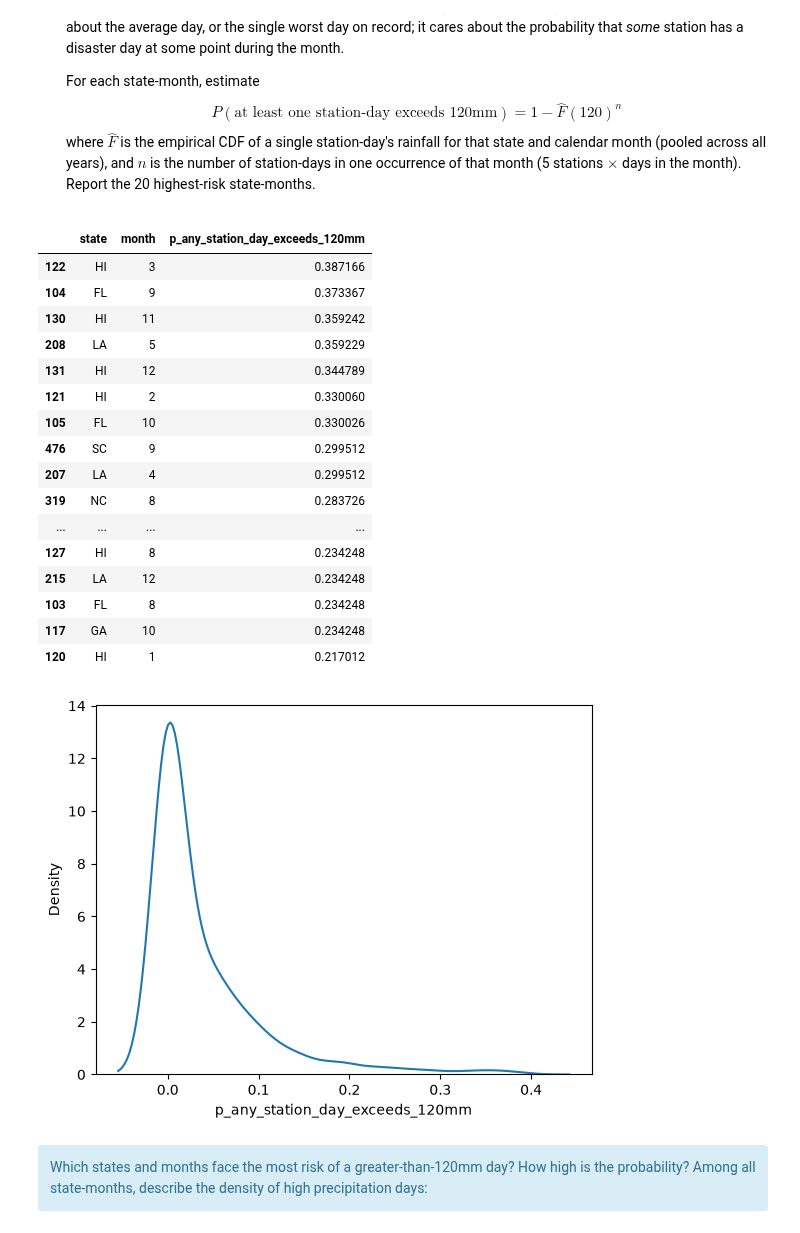
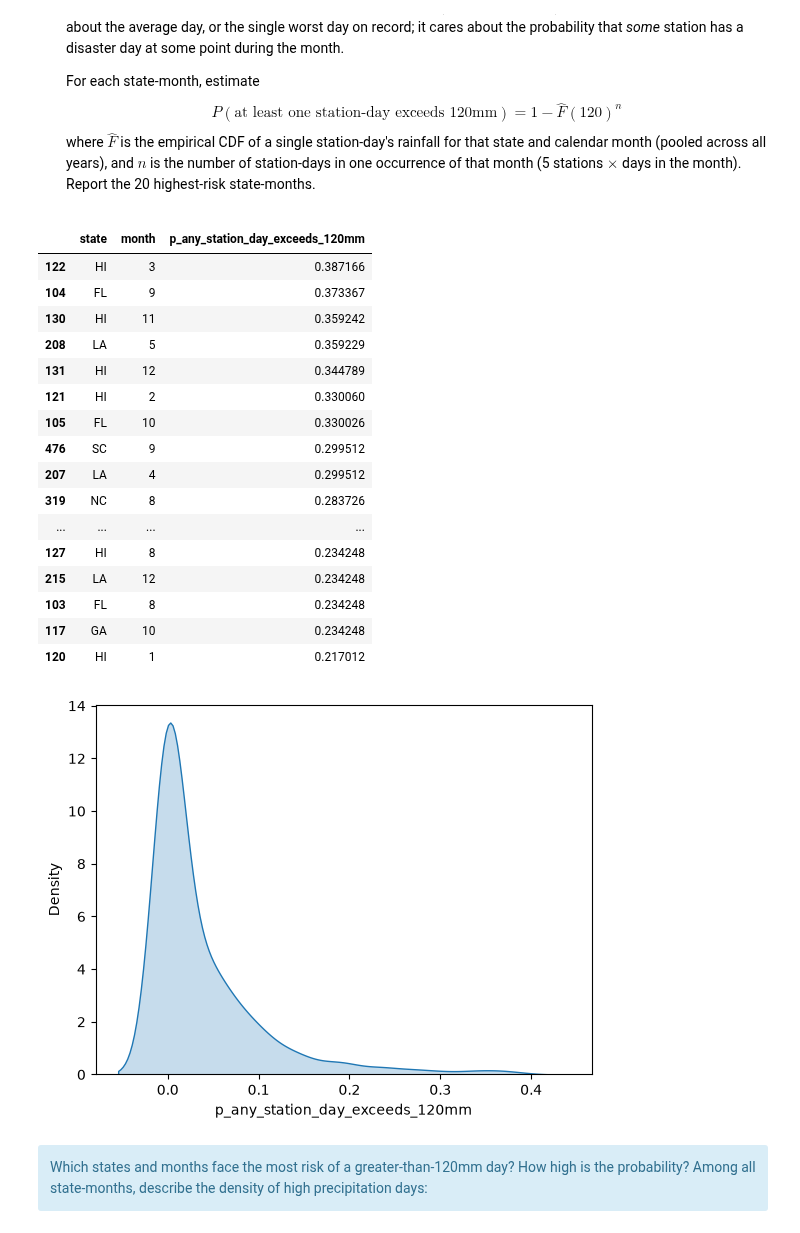
Before and after one commit to jacobrellis/5030-Labs, a Jupyter notebook: lab_05.ipynb, the cells around one changed output. Drawn from its saved outputs; the diff is of its cells as text; code cells hidden in the pictures.

```diff
--- a/lab_05.ipynb
+++ b/lab_05.ipynb
@@ -221,35 +221,35 @@ def disaster_risk(group):
     return 1 - F_hat**n
 
 risk = (
     df_daily.groupby(["state", "month"])
             .apply(disaster_risk, include_groups=False)
             .rename("p_any_station_day_exceeds_120mm")
             .reset_index()
             .sort_values("p_any_station_day_exceeds_120mm", ascending=False)
 )
 
-sns.kdeplot(risk['p_any_station_day_exceeds_120mm'])
+sns.kdeplot(risk['p_any_station_day_exceeds_120mm'], fill = True)
 
 risk.head(20)
 # %% [output]
 |  | state | month | p_any_station_day_exceeds_120mm |
 | 122 | HI | 3 | 0.387166 |
 | 104 | FL | 9 | 0.373367 |
 | 130 | HI | 11 | 0.359242 |
 | 208 | LA | 5 | 0.359229 |
 | 131 | HI | 12 | 0.344789 |
 | 121 | HI | 2 | 0.330060 |
 | 105 | FL | 10 | 0.330026 |
 | 476 | SC | 9 | 0.299512 |
 | 207 | LA | 4 | 0.299512 |
 | 319 | NC | 8 | 0.283726 |
 | ... | ... | ... | ... |
 | 127 | HI | 8 | 0.234248 |
 | 215 | LA | 12 | 0.234248 |
 | 103 | FL | 8 | 0.234248 |
 | 117 | GA | 10 | 0.234248 |
 | 120 | HI | 1 | 0.217012 |
-[figure, old version]
+[figure, new version]
 # %% [markdown]
 <div class="alert alert-info">Which states and months face the most risk of a greater-than-120mm day? How high is the probability? Among all state-months, describe the density of high precipitation days:<div>
 # %%
```
Also changed, not shown: parts of 1 cell of this notebook.
